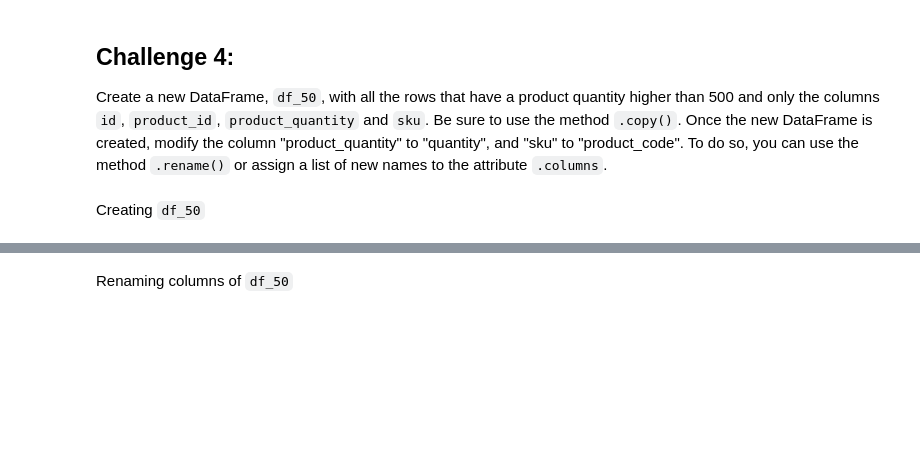
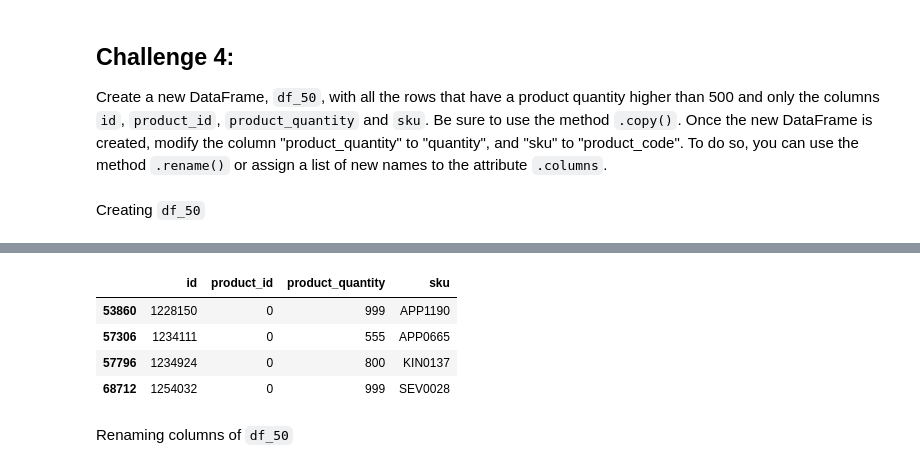
Before and after one commit to PhoenixCC0722/JoinTheGame_Magist, a Jupyter notebook: 3_1_1_data_exploration_challenges.ipynb, the cells around one changed output, grey strips where cells are left out. Drawn from its saved outputs; the diff is of its cells as text; code cells hidden in the pictures; blank space fills up the shorter version.

```diff
--- a/3_1_1_data_exploration_challenges.ipynb
+++ b/3_1_1_data_exploration_challenges.ipynb
@@ -699,2 +716,13 @@ Creating `df_50`
+# %%
+# create a filter that the quantity higher than 500
+filt = df["product_quantity"] >= 500
+df_50 = df.loc[filt,["id","product_id","product_quantity","sku"]].copy()
+df_50
+# %% [output]
+|  | id | product_id | product_quantity | sku |
+| 53860 | 1228150 | 0 | 999 | APP1190 |
+| 57306 | 1234111 | 0 | 555 | APP0665 |
+| 57796 | 1234924 | 0 | 800 | KIN0137 |
+| 68712 | 1254032 | 0 | 999 | SEV0028 |
 # %% [markdown]
 Renaming columns of `df_50`
```
Also changed, not shown: parts of 5 cells of this notebook.
